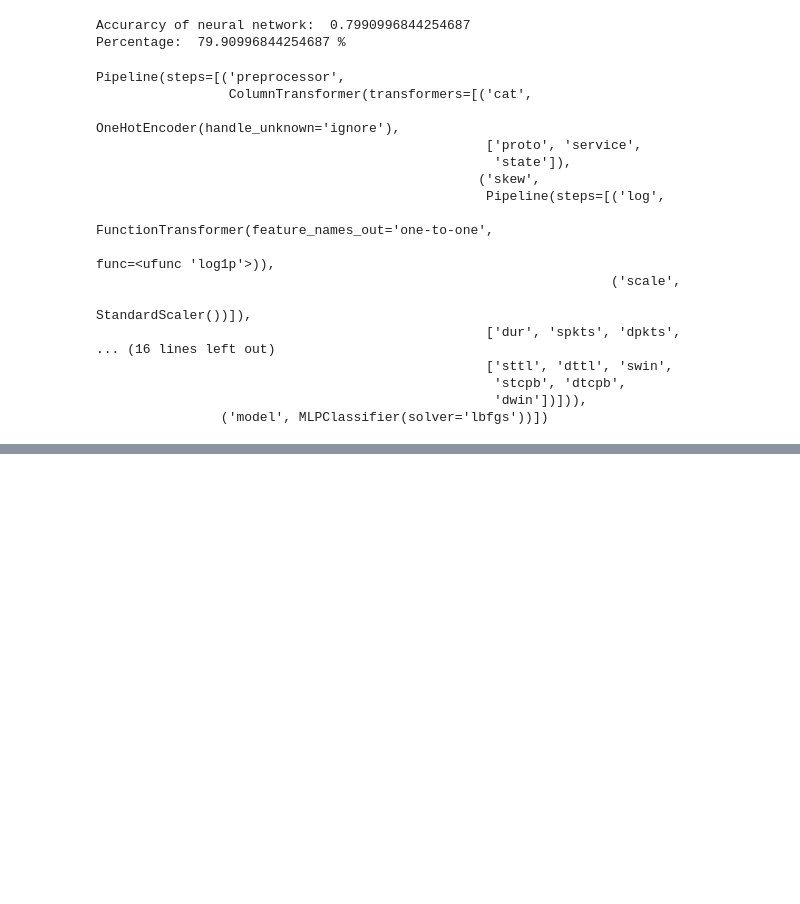
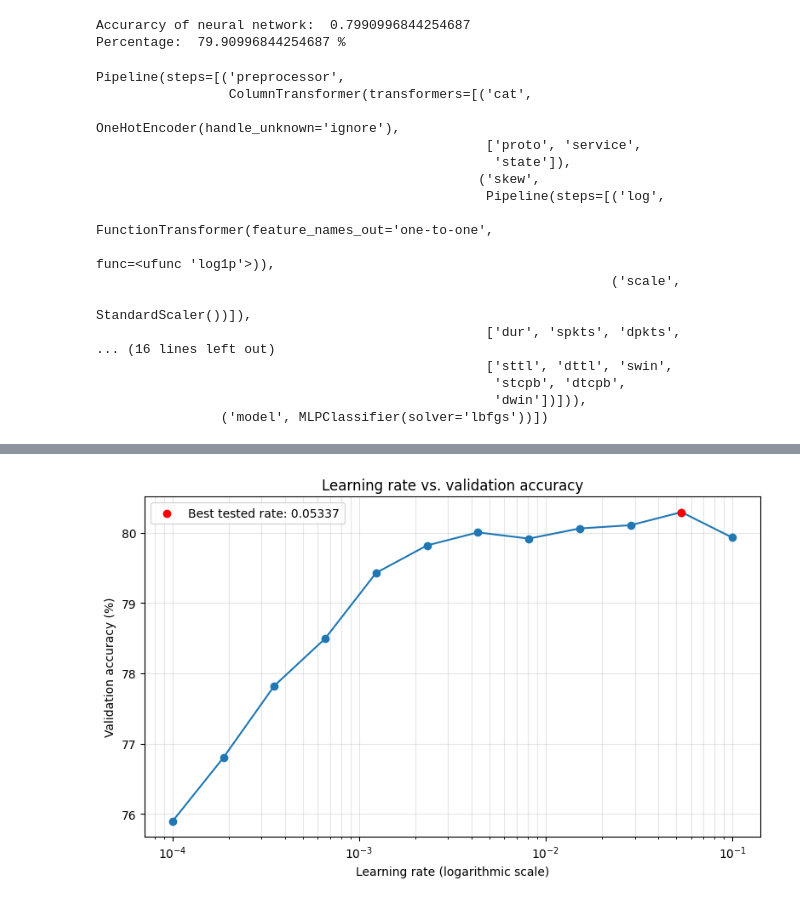
Before and after one commit to group6aiml-hub/NIDS_AInML, a Jupyter notebook: notebooks/07_Neural_Network_Hubert.ipynb, the cells around one changed output, grey strips where cells are left out. Saved outputs shown, nothing was run; the diff lists cells and outputs as text; code cells hidden in the pictures; blank space fills up the shorter version.

Commit message:
Comparison between learning rate and validation accurary for the Neural Network

```diff
--- a/notebooks/07_Neural_Network_Hubert.ipynb
+++ b/notebooks/07_Neural_Network_Hubert.ipynb
@@ -198,0 +198,79 @@ Pipeline(steps=[('preprocessor',
+# %%
+import matplotlib.pyplot as plt
+import numpy as np
+from sklearn.neural_network import MLPClassifier
+from sklearn.pipeline import Pipeline
+from sklearn.metrics import accuracy_score
+
+
+
+x_train = d["X_tr"]
+y_train = d["y_tr_mc"]
+x_val = d["X_val"]
+y_val = d["y_val_mc"]
+
+# Fit preprocessing only on training data.
+processor = d["lag_preprocess"]()
+
+x_train_processed = processor.fit_transform(x_train, y_train)
+x_val_processed = processor.transform(x_val)
+
+# 12 values from 0.0001 to 0.1, spaced logarithmically.
+selected_rates = np.logspace(-4, -1, 12)
+accuracies = []
+
+for rate in selected_rates:
+    # Start from a fresh model for every learning rate.
+    model = MLPClassifier(
+        hidden_layer_sizes=(100,),
+        activation="relu",
+        solver="sgd",
+        learning_rate="constant",
+        learning_rate_init=float(rate),
+        max_iter=200,
+        random_state=42,
+    )
+
+    model.fit(x_train_processed, y_train)
+
+    accuracy = model.score(x_val_processed, y_val) * 100
+    accuracies.append(accuracy)
+
+    print(
+        f"Learning rate: {rate:.5f} | "
+        f"Validation accuracy: {accuracy:.2f}% | "
+        f"Epochs: {model.n_iter_}"
+    )
+
+accuracies = np.array(accuracies)
+
+best_index = np.argmax(accuracies)
+best_rate = selected_rates[best_index]
+
+fig, ax = plt.subplots(figsize=(8, 5))
+
+ax.semilogx(selected_rates, accuracies, marker="o")
+ax.scatter(
+    best_rate,
+    accuracies[best_index],
+    color="red",
+    zorder=3,
+    label=f"Best tested rate: {best_rate:.5f}",
+)
+
+ax.set(
+    xlabel="Learning rate (logarithmic scale)",
+    ylabel="Validation accuracy (%)",
+    title="Learning rate vs. validation accuracy",
+)
+
+ax.grid(True, which="both", alpha=0.3)
+ax.legend()
+fig.tight_layout()
+plt.show()
+
+print(
+    f"\nBest tested learning rate: {best_rate:.5f}"
+    f"\nValidation accuracy: {accuracies[best_index]:.2f}%"
+)
+# %% [output]
@@ -198,0 +289 @@ Pipeline(steps=[('preprocessor',
+[figure, added]
```
Also changed, not shown: parts of 5 cells of this notebook.
